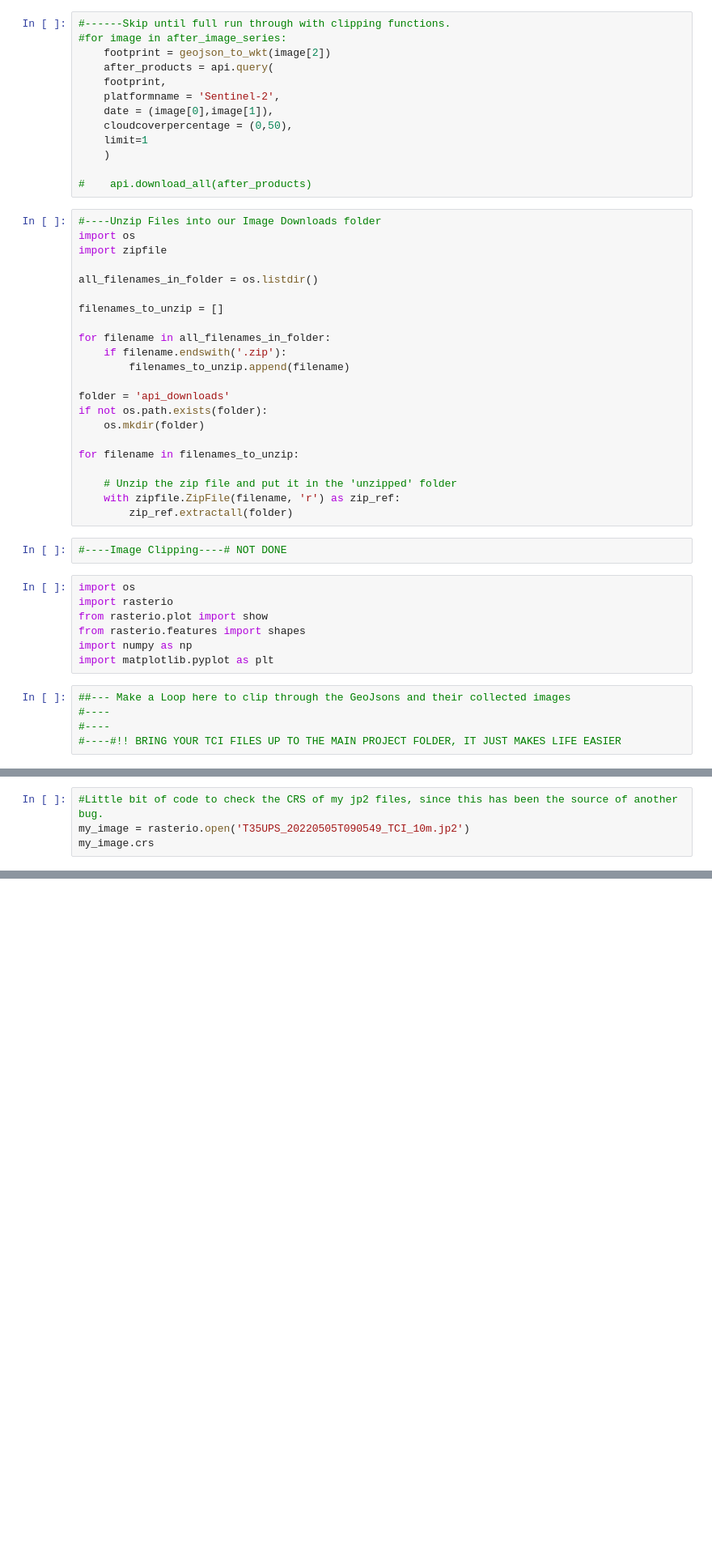
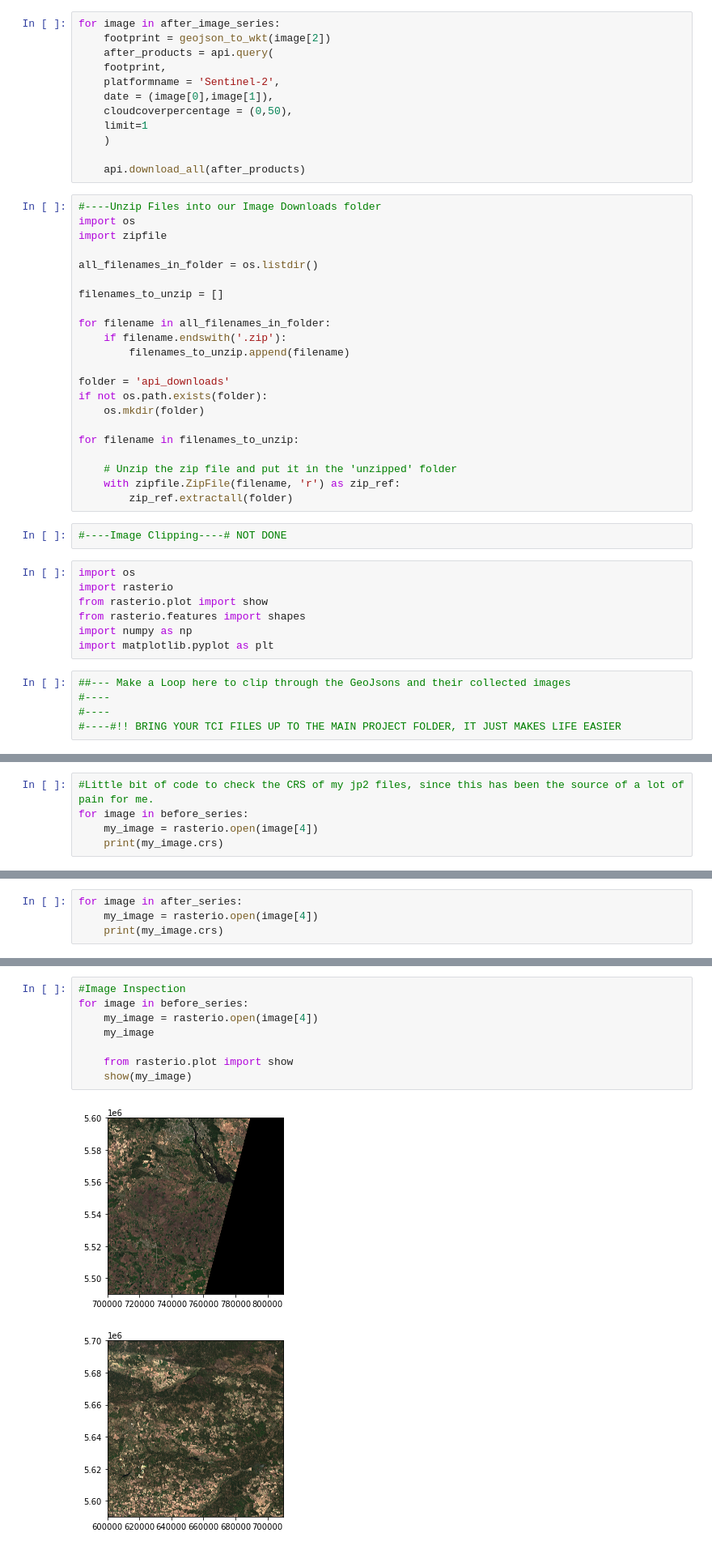
Before and after one commit to breadmiester/SIA-Project, a Jupyter notebook: Project Image Gather and Clipping.ipynb, the cells around one changed output, grey strips where cells are left out. Shown at 81% size. Drawn from its saved outputs; the diff is of its cells as text; blank space fills up the shorter version.

```diff
--- a/Project Image Gather and Clipping.ipynb
+++ b/Project Image Gather and Clipping.ipynb
@@ -130,8 +291,7 @@ for image in before_image_series:
 
     api.download_all(before_products)
 # %%
-#------Skip until full run through with clipping functions.
-#for image in after_image_series:
+for image in after_image_series:
     footprint = geojson_to_wkt(image[2])
     after_products = api.query(
     footprint,
@@ -141,7 +301,7 @@ for image in before_image_series:
     limit=1
     )
 
-#    api.download_all(after_products)
+    api.download_all(after_products)
 # %%
 #----Unzip Files into our Image Downloads folder
 import os
@@ -203,7 +372,3 @@ before_series = [ (302249,5048119,302905,5050132,'T35UQR_20220505T090549_TCI_10m
 #Baturyn:
 #---South Ukraine Bridges
 #Kobleve:
-# %%
-#Little bit of code to check the CRS of my jp2 files, since this has been the source of another bug.
-my_image = rasterio.open('T35UPS_20220505T090549_TCI_10m.jp2')
-my_image.crs
@@ -211,0 +375,5 @@ CRS.from_epsg(32635)
+# %%
+#Little bit of code to check the CRS of my jp2 files, since this has been the source of a lot of pain for me.
+for image in before_series:
+    my_image = rasterio.open(image[4])
+    print(my_image.crs)
@@ -211,0 +387,4 @@ CRS.from_epsg(32635)
+# %%
+for image in after_series:
+    my_image = rasterio.open(image[4])
+    print(my_image.crs)
@@ -211,0 +398,11 @@ CRS.from_epsg(32635)
+# %%
+#Image Inspection
+for image in before_series:
+    my_image = rasterio.open(image[4])
+    my_image
+
+    from rasterio.plot import show
+    show(my_image)
+# %% [output]
+[figure, added]
+[figure, added]
```
Also changed, not shown: parts of 18 cells of this notebook.
